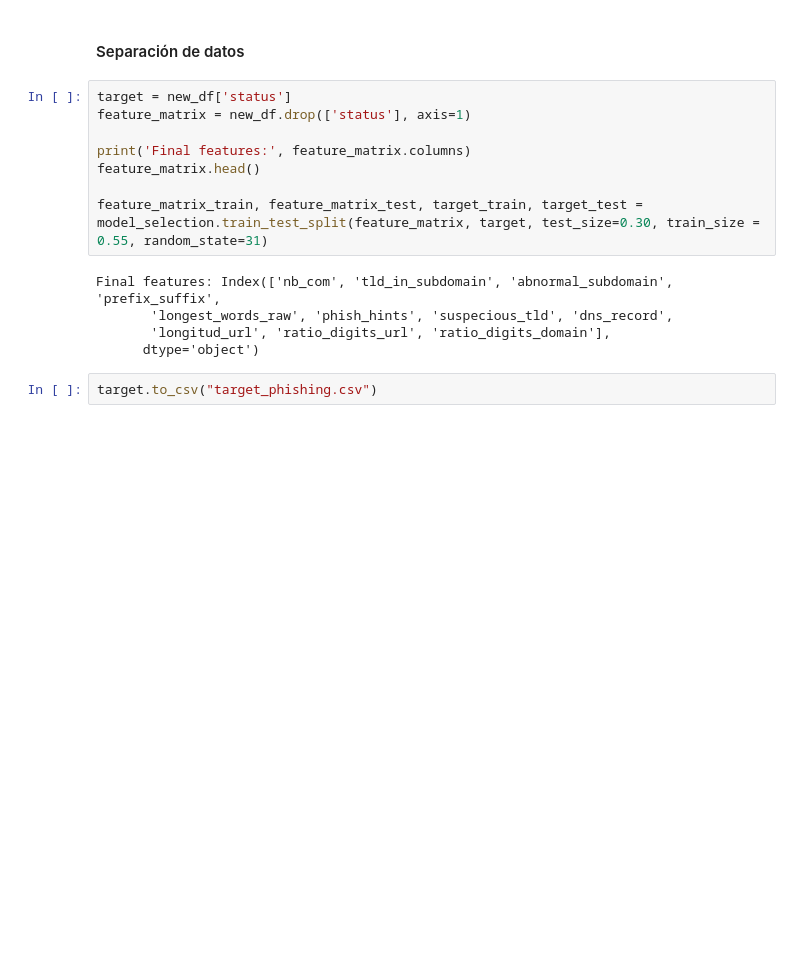
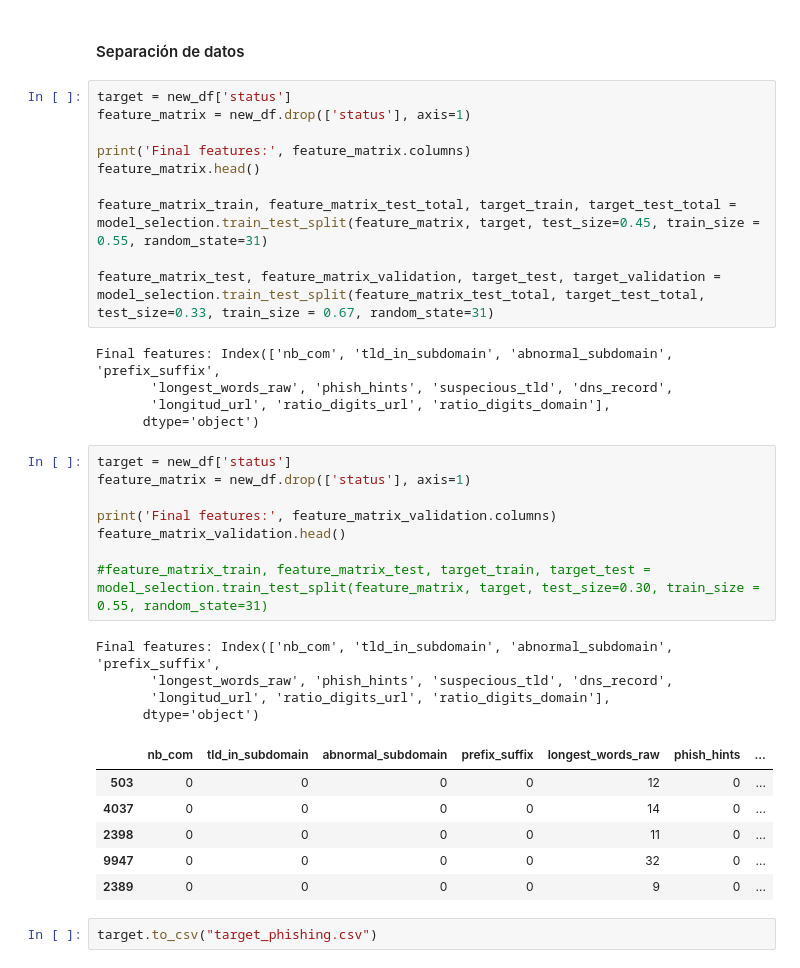
Before and after one commit to dianaxime/SS_LAB01, a Jupyter notebook: LAB01.ipynb, the cells around one changed output. Saved outputs shown, nothing was run; the diff lists cells and outputs as text; blank space fills up the shorter version.

```diff
--- a/LAB01.ipynb
+++ b/LAB01.ipynb
@@ -297,19 +298,40 @@ import sklearn
 from sklearn import metrics, model_selection, tree
 # %% [markdown]
 #### Separación de datos
+# %%
+target = new_df['status']
+feature_matrix = new_df.drop(['status'], axis=1)
+
+print('Final features:', feature_matrix.columns)
+feature_matrix.head()
+
+feature_matrix_train, feature_matrix_test_total, target_train, target_test_total = model_selection.train_test_split(feature_matrix, target, test_size=0.45, train_size = 0.55, random_state=31)
+
+feature_matrix_test, feature_matrix_validation, target_test, target_validation = model_selection.train_test_split(feature_matrix_test_total, target_test_total, test_size=0.33, train_size = 0.67, random_state=31)
+# %% [output]
+Final features: Index(['nb_com', 'tld_in_subdomain', 'abnormal_subdomain', 'prefix_suffix',
+       'longest_words_raw', 'phish_hints', 'suspecious_tld', 'dns_record',
+       'longitud_url', 'ratio_digits_url', 'ratio_digits_domain'],
+      dtype='object')
 # %%
 target = new_df['status']
 feature_matrix = new_df.drop(['status'], axis=1)
 
-print('Final features:', feature_matrix.columns)
-feature_matrix.head()
+print('Final features:', feature_matrix_validation.columns)
+feature_matrix_validation.head()
 
-feature_matrix_train, feature_matrix_test, target_train, target_test = model_selection.train_test_split(feature_matrix, target, test_size=0.30, train_size = 0.55, random_state=31)
+#feature_matrix_train, feature_matrix_test, target_train, target_test = model_selection.train_test_split(feature_matrix, target, test_size=0.30, train_size = 0.55, random_state=31)
 # %% [output]
 Final features: Index(['nb_com', 'tld_in_subdomain', 'abnormal_subdomain', 'prefix_suffix',
        'longest_words_raw', 'phish_hints', 'suspecious_tld', 'dns_record',
        'longitud_url', 'ratio_digits_url', 'ratio_digits_domain'],
       dtype='object')
+|  | nb_com | tld_in_subdomain | abnormal_subdomain | prefix_suffix | longest_words_raw | phish_hints | ... |
+| 503 | 0 | 0 | 0 | 0 | 12 | 0 | ... |
+| 4037 | 0 | 0 | 0 | 0 | 14 | 0 | ... |
+| 2398 | 0 | 0 | 0 | 0 | 11 | 0 | ... |
+| 9947 | 0 | 0 | 0 | 0 | 32 | 0 | ... |
+| 2389 | 0 | 0 | 0 | 0 | 9 | 0 | ... |
 # %%
 target.to_csv("target_phishing.csv")
 # %%
```
Also changed, not shown: parts of 9 cells of this notebook.
